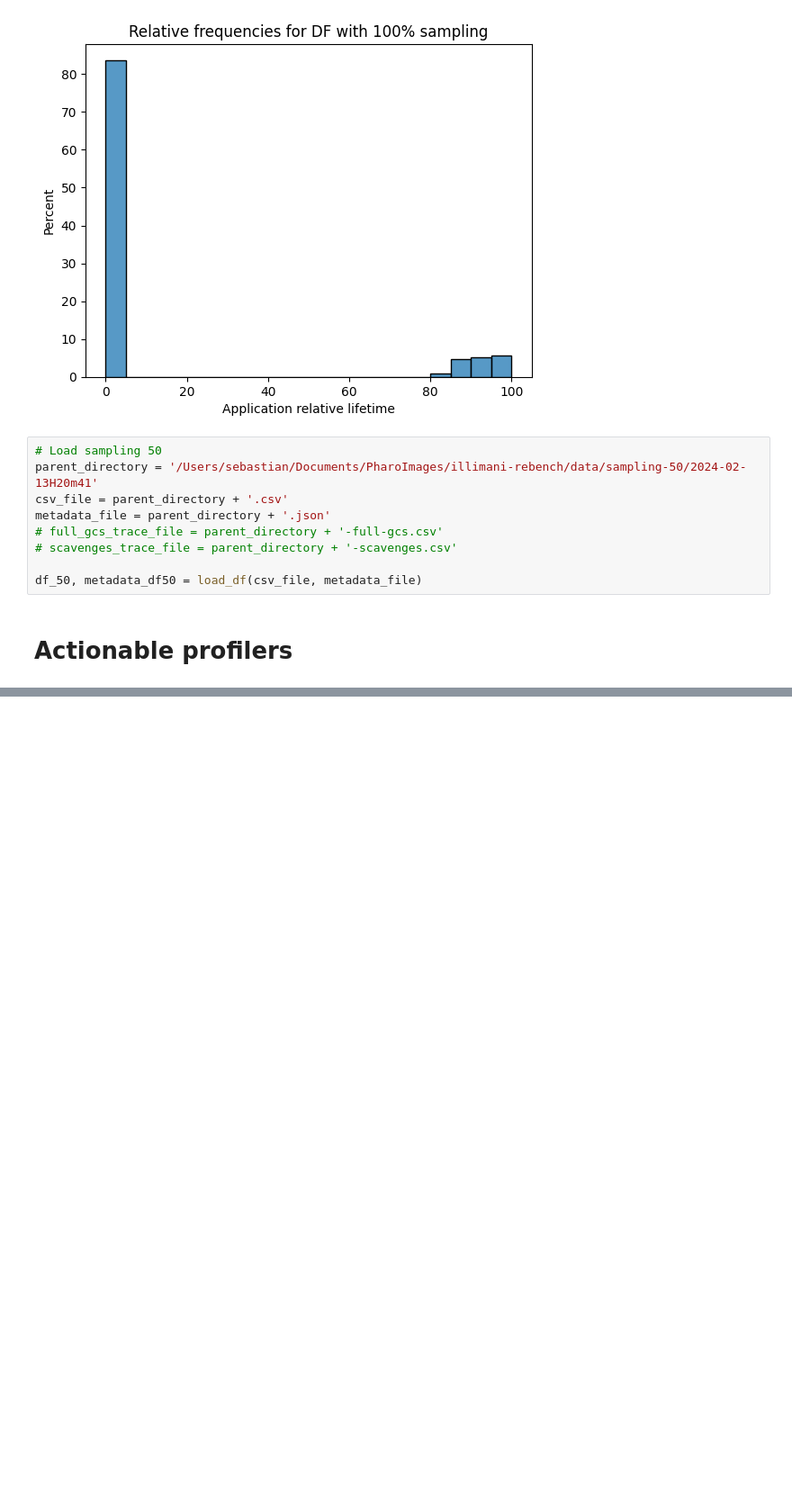
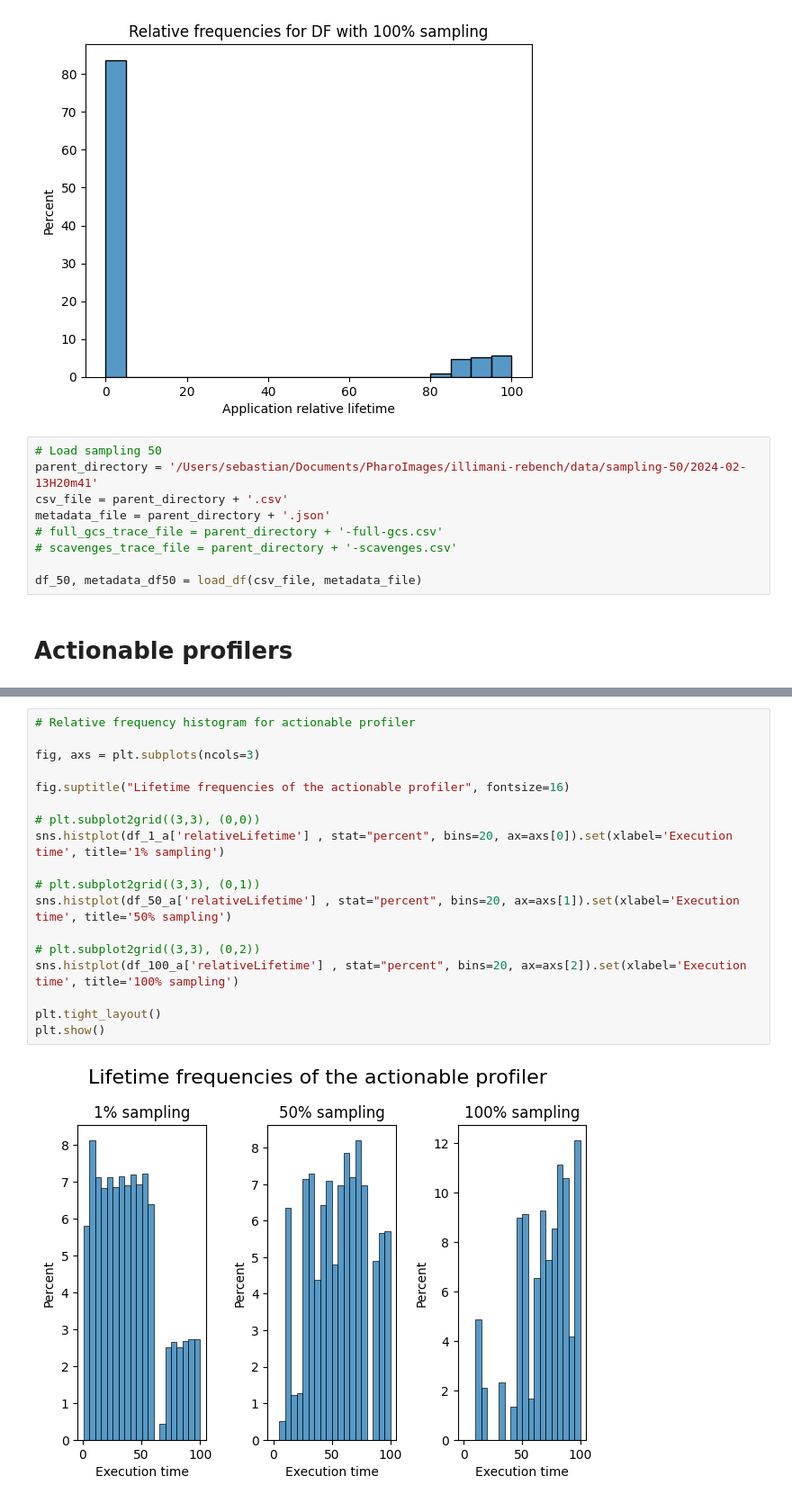
Before and after one commit to jordanmontt/application-classification-experiment, a Jupyter notebook: python/jupyter.ipynb, the cells around one changed output, grey strips where cells are left out. Shown at 90% size. Cells and saved outputs as stored; diff of their text form; blank space fills up the shorter version.

```diff
--- a/python/jupyter.ipynb
+++ b/python/jupyter.ipynb
@@ -292,0 +355,20 @@ plt.show()
+# %%
+# Relative frequency histogram for actionable profiler
+
+fig, axs = plt.subplots(ncols=3)
+
+fig.suptitle("Lifetime frequencies of the actionable profiler", fontsize=16)
+
+# plt.subplot2grid((3,3), (0,0))
+sns.histplot(df_1_a['relativeLifetime'] , stat="percent", bins=20, ax=axs[0]).set(xlabel='Execution time', title='1% sampling')
+
+# plt.subplot2grid((3,3), (0,1))
+sns.histplot(df_50_a['relativeLifetime'] , stat="percent", bins=20, ax=axs[1]).set(xlabel='Execution time', title='50% sampling')
+
+# plt.subplot2grid((3,3), (0,2))
+sns.histplot(df_100_a['relativeLifetime'] , stat="percent", bins=20, ax=axs[2]).set(xlabel='Execution time', title='100% sampling')
+
+plt.tight_layout()
+plt.show()
+# %% [output]
+[figure, added]
```
Also changed, not shown: parts of 18 cells of this notebook, 2 other files.
